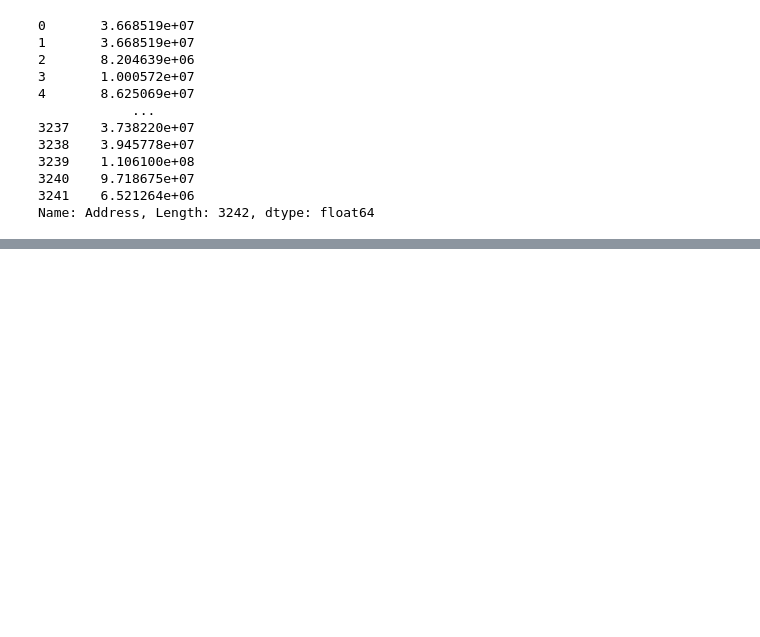
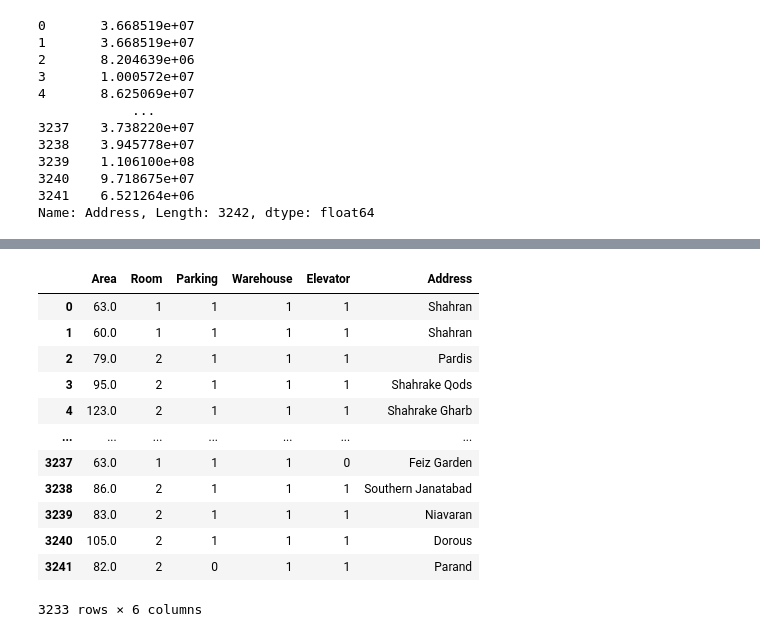
Before and after one commit to linerfan5114/AI, a Jupyter notebook: Untitled.ipynb, the cells around one changed output, grey strips where cells are left out. Drawn from its saved outputs; the diff is of its cells as text; code cells hidden in the pictures; blank space fills up the shorter version.

```diff
--- a/Untitled.ipynb
+++ b/Untitled.ipynb
@@ -175,0 +199,18 @@ Name: Address, Length: 3242, dtype: float64
+# %%
+for i in df.columns[6:]:
+    df.drop(i,axis=1,inplace=True)
+df
+# %% [output]
+|  | Area | Room | Parking | Warehouse | Elevator | Address |
+| 0 | 63.0 | 1 | 1 | 1 | 1 | Shahran |
+| 1 | 60.0 | 1 | 1 | 1 | 1 | Shahran |
+| 2 | 79.0 | 2 | 1 | 1 | 1 | Pardis |
+| 3 | 95.0 | 2 | 1 | 1 | 1 | Shahrake Qods |
+| 4 | 123.0 | 2 | 1 | 1 | 1 | Shahrake Gharb |
+| ... | ... | ... | ... | ... | ... | ... |
+| 3237 | 63.0 | 1 | 1 | 1 | 0 | Feiz Garden |
+| 3238 | 86.0 | 2 | 1 | 1 | 1 | Southern Janatabad |
+| 3239 | 83.0 | 2 | 1 | 1 | 1 | Niavaran |
+| 3240 | 105.0 | 2 | 1 | 1 | 1 | Dorous |
+| 3241 | 82.0 | 2 | 0 | 1 | 1 | Parand |
+3233 rows × 6 columns
```
Also changed, not shown: parts of 3 cells of this notebook.
